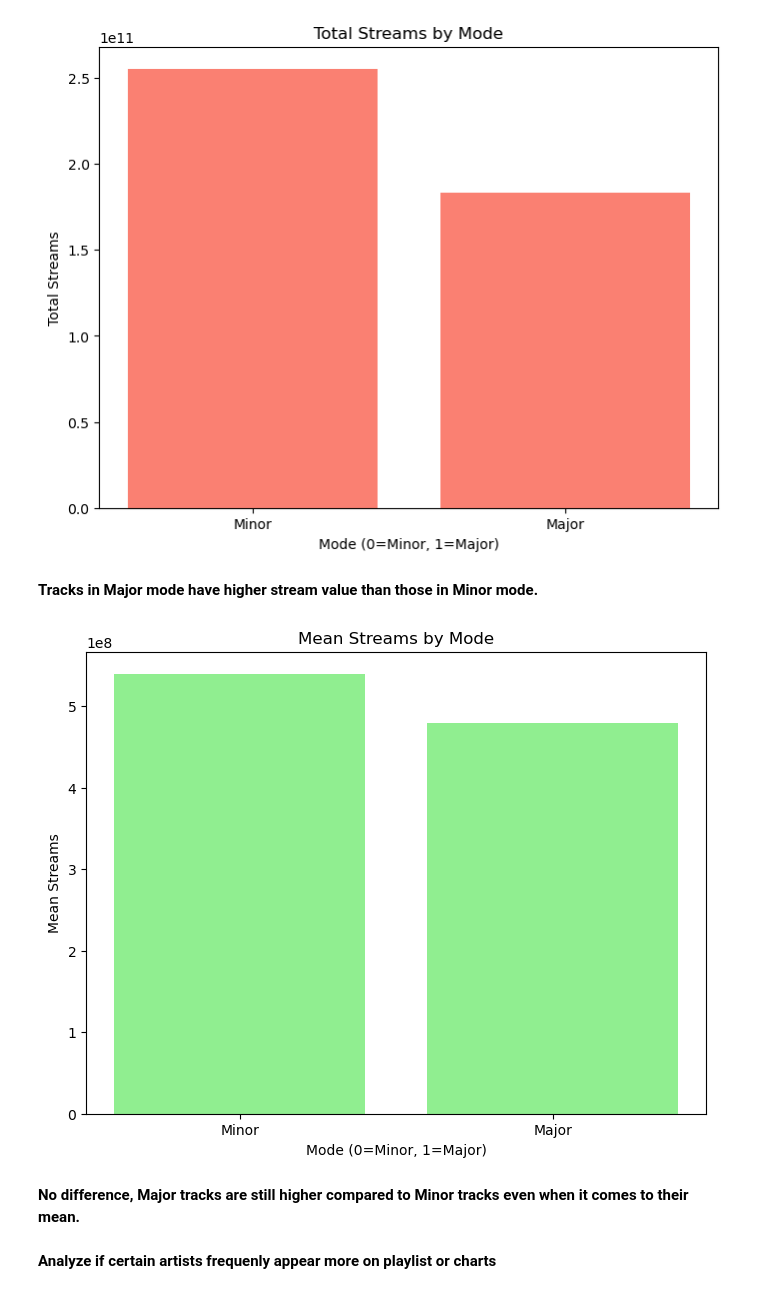
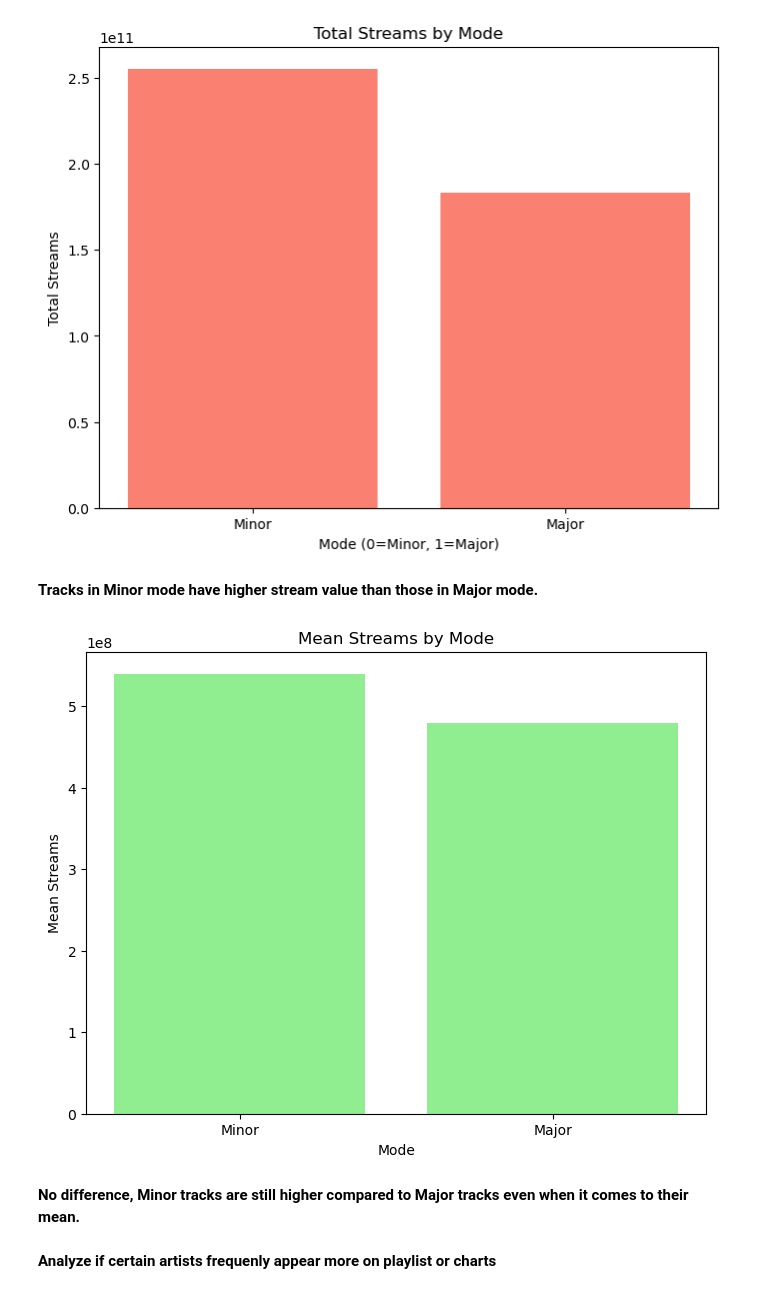
Before and after one commit to robss1130/ECE2112-Python-Exploratory_Data_Analysis, a Jupyter notebook: EDA_Spotify2023.ipynb, the cells around one changed output. Cells and saved outputs as stored; diff of their text form; code cells hidden in the pictures.

```diff
--- a/EDA_Spotify2023.ipynb
+++ b/EDA_Spotify2023.ipynb
@@ -604,20 +604,20 @@ plt.show()
 # %% [output]
 [figure]
 # %% [markdown]
-**Tracks in Major mode have higher stream value than those in Minor mode.**
+**Tracks in Minor mode have higher stream value than those in Major mode.**
 # %%
 # Plot mean streams
 plt.figure(figsize=(8, 6))
 plt.bar(mode_mean_streams.index, mode_mean_streams.values, color='lightgreen')
-plt.xlabel('Mode (0=Minor, 1=Major)')
+plt.xlabel('Mode')
 plt.ylabel('Mean Streams')
 plt.title('Mean Streams by Mode')
 plt.xticks([0, 1], ['Minor', 'Major'])
 plt.show()
 # %% [output]
-[figure, old version]
+[figure, new version]
 # %% [markdown]
-**No difference, Major tracks are still higher compared to Minor tracks even when it comes to their mean.**
+**No difference, Minor tracks are still higher compared to Major tracks even when it comes to their mean.**
 # %% [markdown]
 **Analyze if certain artists frequenly appear more on playlist or charts**
 # %%
```
Also changed, not shown: parts of 1 cell of this notebook.
